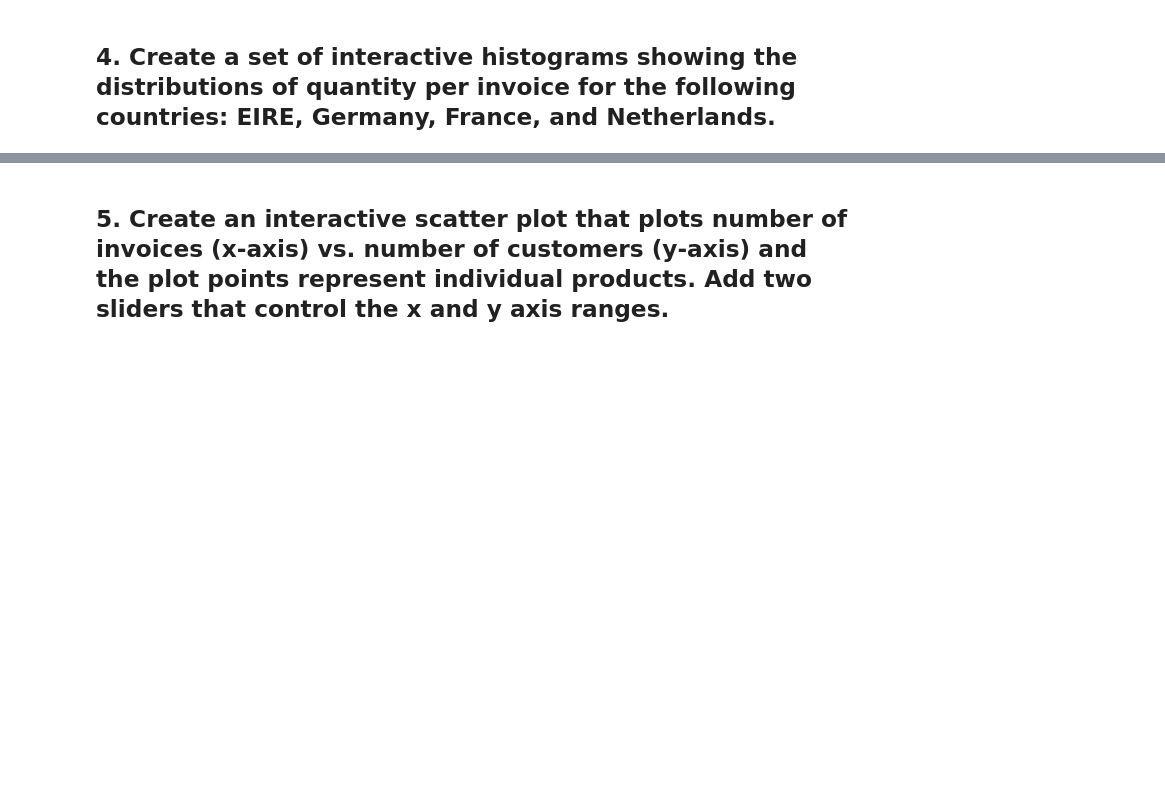
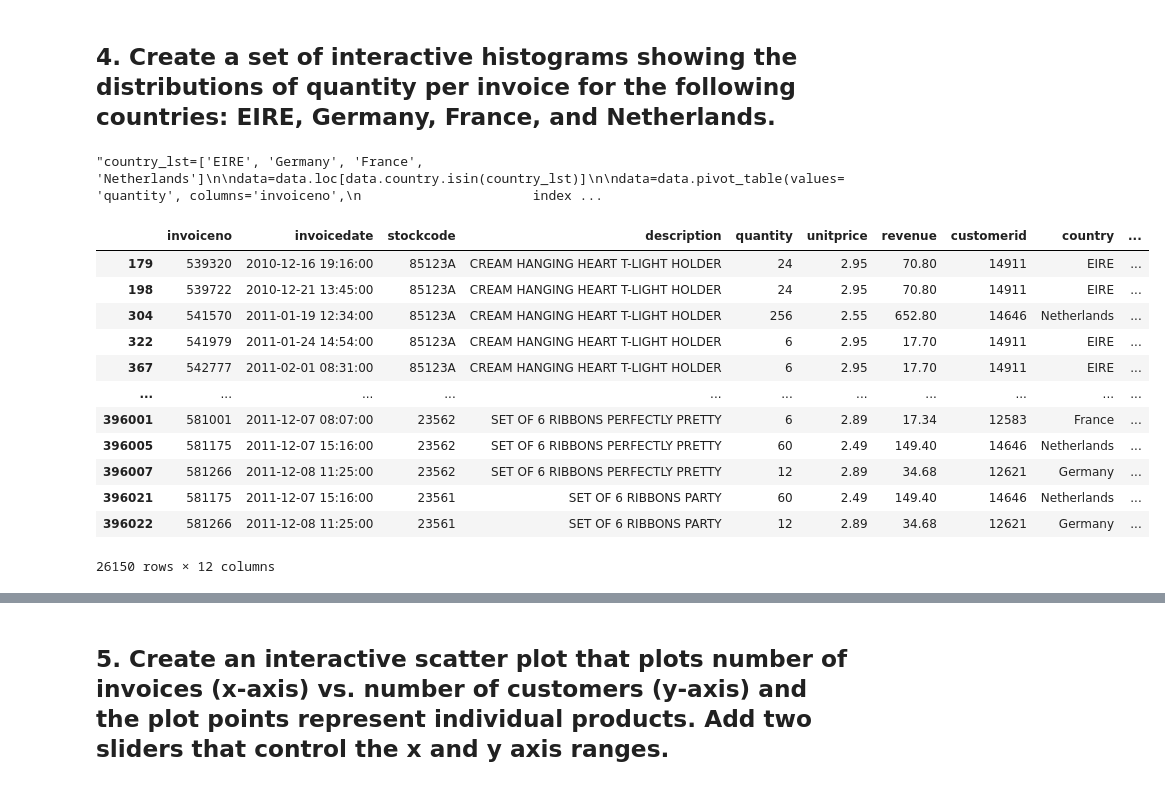
Before and after one commit to Ironhack-Data-Madrid-Marzo-2022/5.2-lab_interactive_visualization, a Jupyter notebook: your-code/main.ipynb, the cells around one changed output, grey strips where cells are left out. Drawn from its saved outputs; the diff is of its cells as text; code cells hidden in the pictures; blank space fills up the shorter version.

```diff
--- a/your-code/main.ipynb
+++ b/your-code/main.ipynb
@@ -22,2 +96,40 @@ data = pd.read_excel('../Online Retail.xlsx')
 # %% [markdown]
 ## 4. Create a set of interactive histograms showing the distributions of quantity per invoice for the following countries: EIRE, Germany, France, and Netherlands.
+# %%
+
+'''country_lst=['EIRE', 'Germany', 'France', 'Netherlands']
+
+data=data.loc[data.country.isin(country_lst)]
+
+data=data.pivot_table(values='quantity', columns='invoiceno',
+                      index='country', aggfunc='sum')
+
+
+data.reset_index(inplace=True)
+
+
+data.iplot(kind='bar', x='country', title='Quantity per invoice by Country',
+          xTitle='Country', yTitle='Quantity')'''
+# %% [output]
+"country_lst=['EIRE', 'Germany', 'France', 'Netherlands']\n\ndata=data.loc[data.country.isin(country_lst)]\n\ndata=data.pivot_table(values='quantity', columns='invoiceno',\n                      index ...
+# %%
+
+country_lst=['EIRE', 'Germany', 'France', 'Netherlands']
+
+invoice = data.loc[data.country.isin(country_lst)]
+
+invoice
+# %% [output]
+|  | invoiceno | invoicedate | stockcode | description | quantity | unitprice | revenue | customerid | country | ... |
+| 179 | 539320 | 2010-12-16 19:16:00 | 85123A | CREAM HANGING HEART T-LIGHT HOLDER | 24 | 2.95 | 70.80 | 14911 | EIRE | ... |
+| 198 | 539722 | 2010-12-21 13:45:00 | 85123A | CREAM HANGING HEART T-LIGHT HOLDER | 24 | 2.95 | 70.80 | 14911 | EIRE | ... |
+| 304 | 541570 | 2011-01-19 12:34:00 | 85123A | CREAM HANGING HEART T-LIGHT HOLDER | 256 | 2.55 | 652.80 | 14646 | Netherlands | ... |
+| 322 | 541979 | 2011-01-24 14:54:00 | 85123A | CREAM HANGING HEART T-LIGHT HOLDER | 6 | 2.95 | 17.70 | 14911 | EIRE | ... |
+| 367 | 542777 | 2011-02-01 08:31:00 | 85123A | CREAM HANGING HEART T-LIGHT HOLDER | 6 | 2.95 | 17.70 | 14911 | EIRE | ... |
+| ... | ... | ... | ... | ... | ... | ... | ... | ... | ... | ... |
+| 396001 | 581001 | 2011-12-07 08:07:00 | 23562 | SET OF 6 RIBBONS PERFECTLY PRETTY | 6 | 2.89 | 17.34 | 12583 | France | ... |
+| 396005 | 581175 | 2011-12-07 15:16:00 | 23562 | SET OF 6 RIBBONS PERFECTLY PRETTY | 60 | 2.49 | 149.40 | 14646 | Netherlands | ... |
+| 396007 | 581266 | 2011-12-08 11:25:00 | 23562 | SET OF 6 RIBBONS PERFECTLY PRETTY | 12 | 2.89 | 34.68 | 12621 | Germany | ... |
+| 396021 | 581175 | 2011-12-07 15:16:00 | 23561 | SET OF 6 RIBBONS PARTY | 60 | 2.49 | 149.40 | 14646 | Netherlands | ... |
+| 396022 | 581266 | 2011-12-08 11:25:00 | 23561 | SET OF 6 RIBBONS PARTY | 12 | 2.89 | 34.68 | 12621 | Germany | ... |
+26150 rows × 12 columns
```
Also changed, not shown: parts of 19 cells of this notebook, 1 other file.
